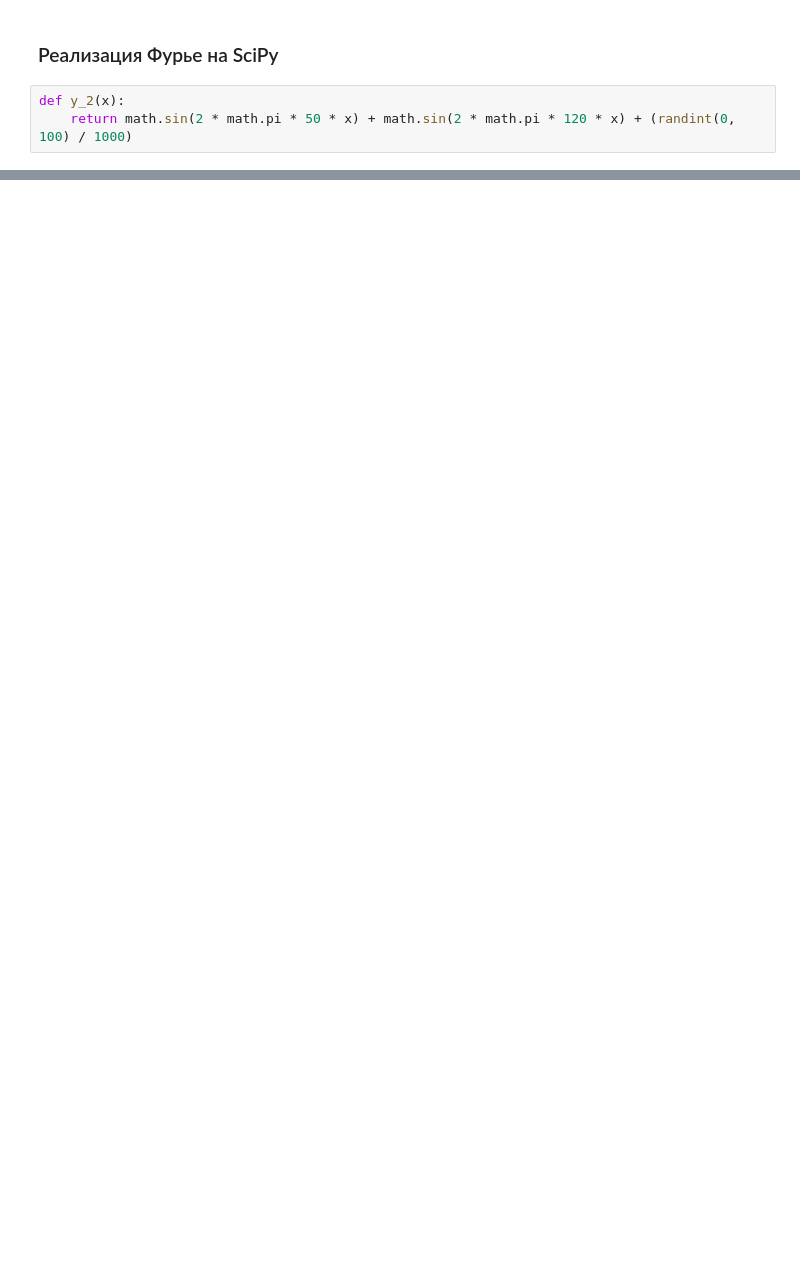
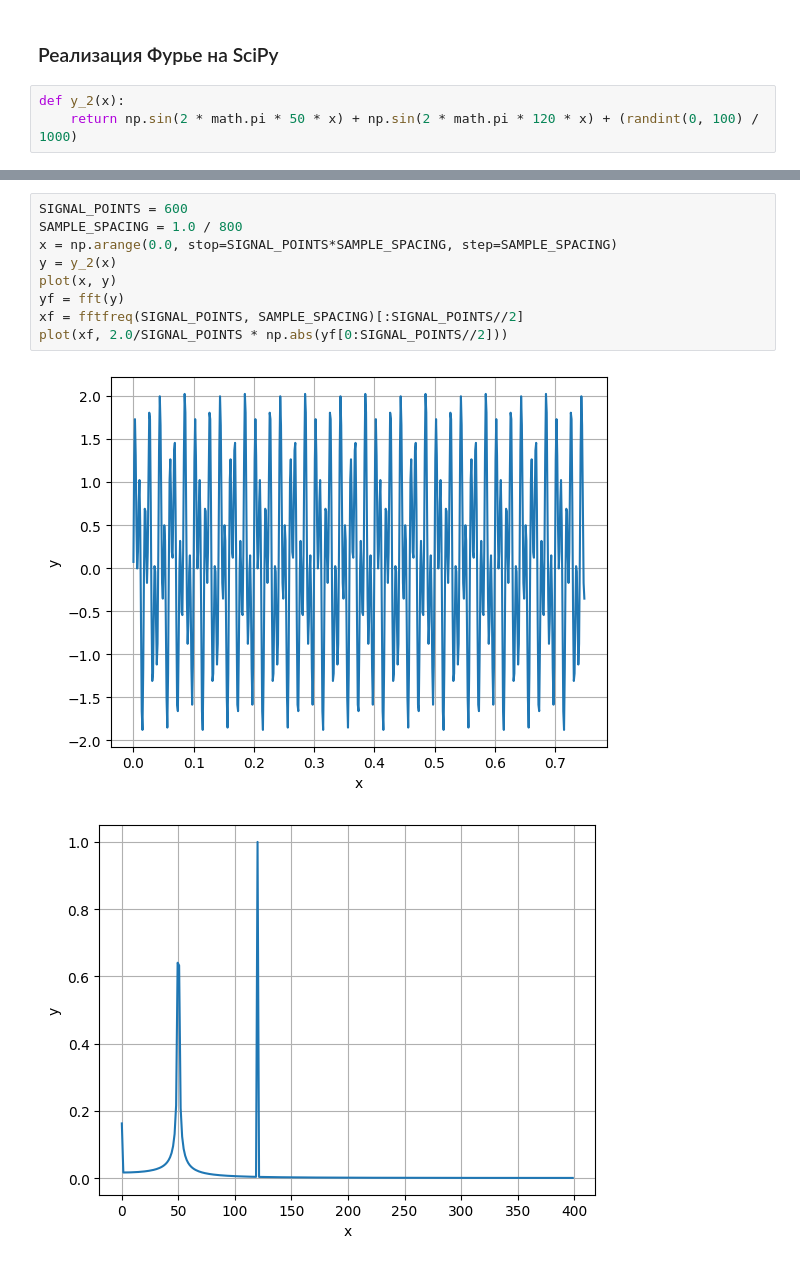
Before and after one commit to Niatomi/conversion-of-measurement-signals-course, a Jupyter notebook: src/practice_5.ipynb, the cells around one changed output, grey strips where cells are left out. Cells and saved outputs as stored; diff of their text form; blank space fills up the shorter version.

```diff
--- a/src/practice_5.ipynb
+++ b/src/practice_5.ipynb
@@ -96,4 +95,4 @@ plot(discrete_range, fourier_array)
 ### Реализация Фурье на SciPy
 # %%
 def y_2(x):
-    return math.sin(2 * math.pi * 50 * x) + math.sin(2 * math.pi * 120 * x) + (randint(0, 100) / 1000)
+    return np.sin(2 * math.pi * 50 * x) + np.sin(2 * math.pi * 120 * x) + (randint(0, 100) / 1000)
@@ -117,0 +99,12 @@ plot(discrete_range, yplot)
+# %%
+SIGNAL_POINTS = 600
+SAMPLE_SPACING = 1.0 / 800
+x = np.arange(0.0, stop=SIGNAL_POINTS*SAMPLE_SPACING, step=SAMPLE_SPACING)
+y = y_2(x)
+plot(x, y)
+yf = fft(y)
+xf = fftfreq(SIGNAL_POINTS, SAMPLE_SPACING)[:SIGNAL_POINTS//2]
+plot(xf, 2.0/SIGNAL_POINTS * np.abs(yf[0:SIGNAL_POINTS//2]))
+# %% [output]
+[figure, added]
+[figure, added]
```
Also changed, not shown: parts of 11 cells of this notebook, 1 other file.
